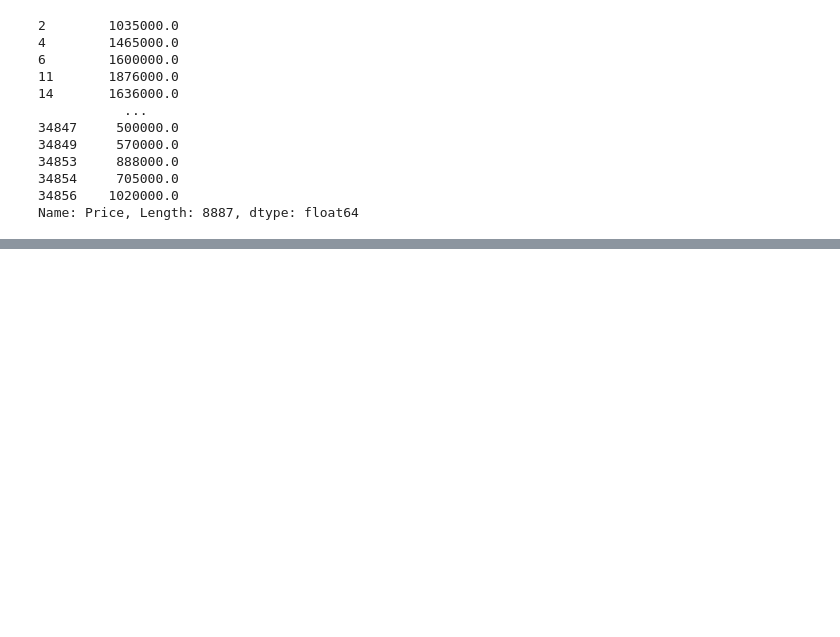
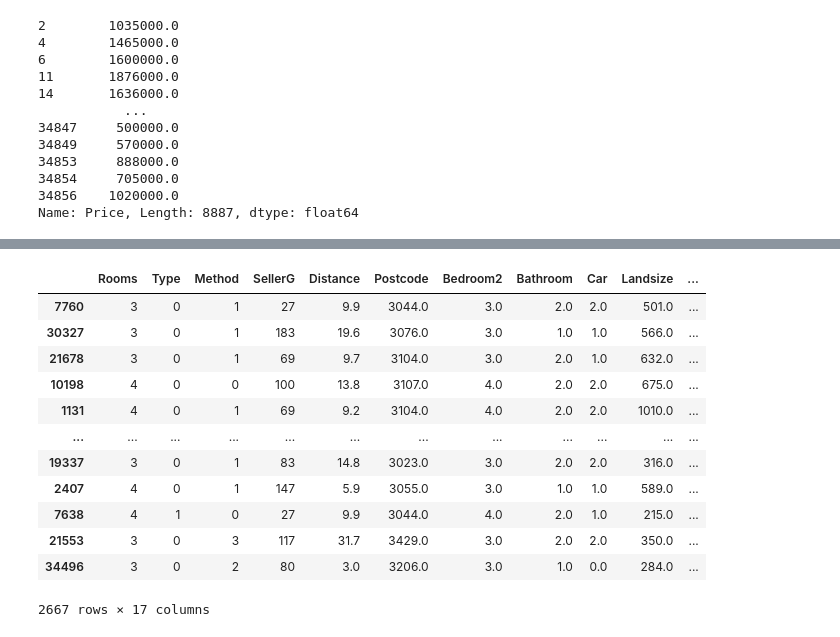
Before and after one commit to Abhinxvsharma/GenAI, a Jupyter notebook: ML/1-feature_engineering.ipynb, the cells around one changed output, grey strips where cells are left out. Saved outputs shown, nothing was run; the diff lists cells and outputs as text; code cells hidden in the pictures; blank space fills up the shorter version.

```diff
--- a/ML/feature_engineering.ipynb
+++ b/ML/1-feature_engineering.ipynb
@@ -278,0 +299,16 @@ Name: Price, Length: 8887, dtype: float64
+# %%
+x_test
+# %% [output]
+|  | Rooms | Type | Method | SellerG | Distance | Postcode | Bedroom2 | Bathroom | Car | Landsize | ... |
+| 7760 | 3 | 0 | 1 | 27 | 9.9 | 3044.0 | 3.0 | 2.0 | 2.0 | 501.0 | ... |
+| 30327 | 3 | 0 | 1 | 183 | 19.6 | 3076.0 | 3.0 | 1.0 | 1.0 | 566.0 | ... |
+| 21678 | 3 | 0 | 1 | 69 | 9.7 | 3104.0 | 3.0 | 2.0 | 1.0 | 632.0 | ... |
+| 10198 | 4 | 0 | 0 | 100 | 13.8 | 3107.0 | 4.0 | 2.0 | 2.0 | 675.0 | ... |
+| 1131 | 4 | 0 | 1 | 69 | 9.2 | 3104.0 | 4.0 | 2.0 | 2.0 | 1010.0 | ... |
+| ... | ... | ... | ... | ... | ... | ... | ... | ... | ... | ... | ... |
+| 19337 | 3 | 0 | 1 | 83 | 14.8 | 3023.0 | 3.0 | 2.0 | 2.0 | 316.0 | ... |
+| 2407 | 4 | 0 | 1 | 147 | 5.9 | 3055.0 | 3.0 | 1.0 | 1.0 | 589.0 | ... |
+| 7638 | 4 | 1 | 0 | 27 | 9.9 | 3044.0 | 4.0 | 2.0 | 1.0 | 215.0 | ... |
+| 21553 | 3 | 0 | 3 | 117 | 31.7 | 3429.0 | 3.0 | 2.0 | 2.0 | 350.0 | ... |
+| 34496 | 3 | 0 | 2 | 80 | 3.0 | 3206.0 | 3.0 | 1.0 | 0.0 | 284.0 | ... |
+2667 rows × 17 columns
```
Also changed, not shown: parts of 2 cells of this notebook.
